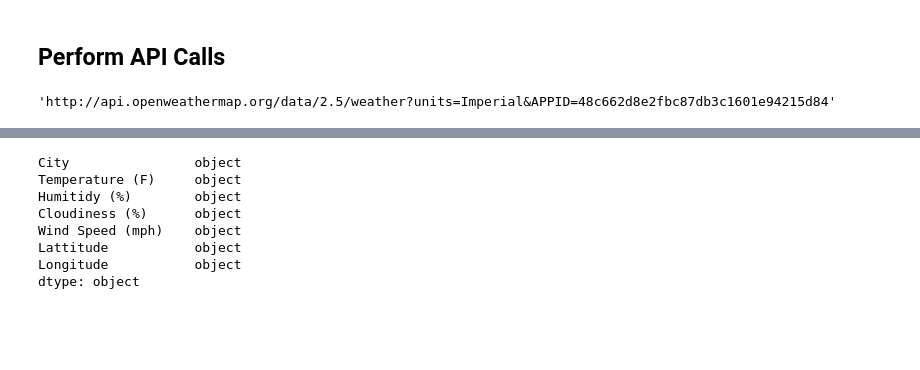
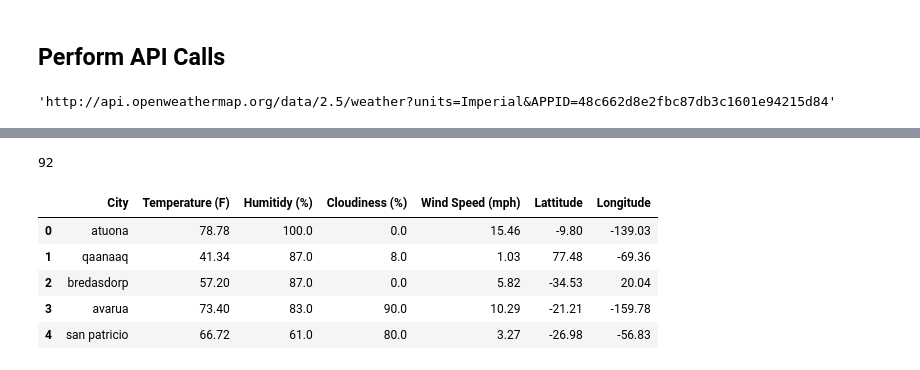
Before and after one commit to warnerm06/WeatherPy, a Jupyter notebook: WeatherPy_Solved_MEW.ipynb, the cells around one changed output, grey strips where cells are left out. Cells and saved outputs as stored; diff of their text form; code cells hidden in the pictures; blank space fills up the shorter version.

```diff
--- a/WeatherPy_Solved_MEW.ipynb
+++ b/WeatherPy_Solved_MEW.ipynb
@@ -134,12 +123,14 @@ dtype: object
-# %%
-city_df[['Temperature (F)','Humitidy (%)','Cloudiness (%)','Wind Speed (mph)','Lattitude','Longitude']].apply(pd.to_numeric)
-city_df.dtypes
-# %% [output]
-City                object
-Temperature (F)     object
-Humitidy (%)        object
-Cloudiness (%)      object
-Wind Speed (mph)    object
-Lattitude           object
-Longitude           object
-dtype: object
+# %%
+city_df['Cloudiness (%)'][6]
+# %% [output]
+92
+# %%
+city_df['Lattitude'].replace(-33.02, np.nan)
+city_df.head()
+# %% [output]
+|  | City | Temperature (F) | Humitidy (%) | Cloudiness (%) | Wind Speed (mph) | Lattitude | Longitude |
+| 0 | atuona | 78.78 | 100.0 | 0.0 | 15.46 | -9.80 | -139.03 |
+| 1 | qaanaaq | 41.34 | 87.0 | 8.0 | 1.03 | 77.48 | -69.36 |
+| 2 | bredasdorp | 57.20 | 87.0 | 0.0 | 5.82 | -34.53 | 20.04 |
+| 3 | avarua | 73.40 | 83.0 | 90.0 | 10.29 | -21.21 | -159.78 |
+| 4 | san patricio | 66.72 | 61.0 | 80.0 | 3.27 | -26.98 | -56.83 |
```
Also changed, not shown: parts of 11 cells of this notebook.
